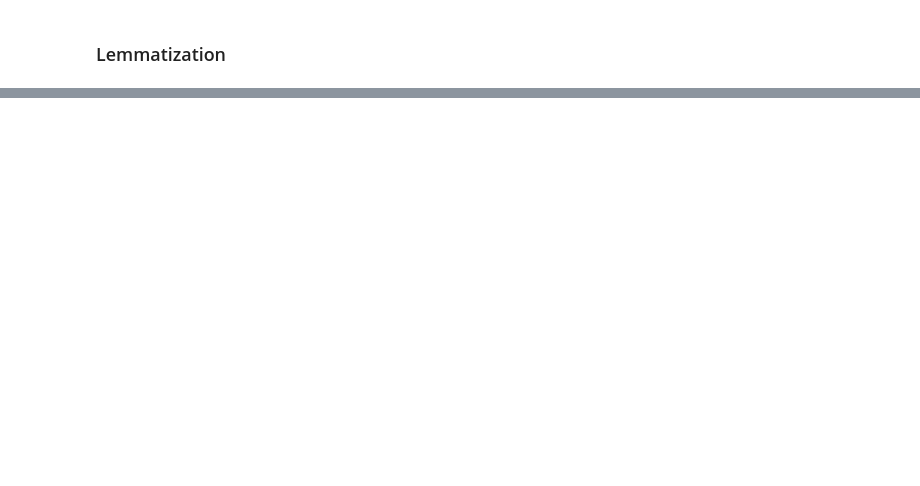
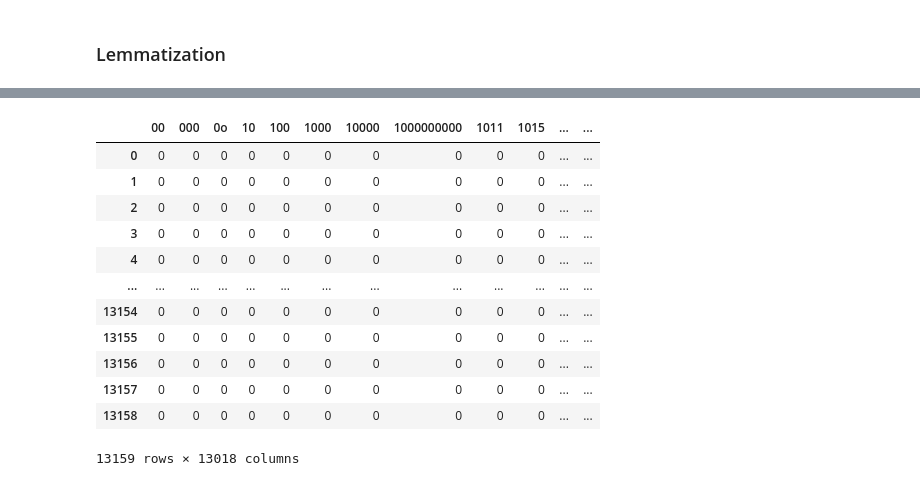
Before and after one commit to JimmyCollins/cyberbullying-datasets, a Jupyter notebook: cyberbullying-1.ipynb, the cells around one changed output, grey strips where cells are left out. Cells and saved outputs as stored; diff of their text form; code cells hidden in the pictures; blank space fills up the shorter version.

```diff
--- a/cyberbullying-1.ipynb
+++ b/cyberbullying-1.ipynb
@@ -143,0 +171,17 @@ data.head()
+# %%
+x_counts_df.columns = count_vect.get_feature_names()
+x_counts_df
+# %% [output]
+|  | 00 | 000 | 0o | 10 | 100 | 1000 | 10000 | 1000000000 | 1011 | 1015 | ... | ... |
+| 0 | 0 | 0 | 0 | 0 | 0 | 0 | 0 | 0 | 0 | 0 | ... | ... |
+| 1 | 0 | 0 | 0 | 0 | 0 | 0 | 0 | 0 | 0 | 0 | ... | ... |
+| 2 | 0 | 0 | 0 | 0 | 0 | 0 | 0 | 0 | 0 | 0 | ... | ... |
+| 3 | 0 | 0 | 0 | 0 | 0 | 0 | 0 | 0 | 0 | 0 | ... | ... |
+| 4 | 0 | 0 | 0 | 0 | 0 | 0 | 0 | 0 | 0 | 0 | ... | ... |
+| ... | ... | ... | ... | ... | ... | ... | ... | ... | ... | ... | ... | ... |
+| 13154 | 0 | 0 | 0 | 0 | 0 | 0 | 0 | 0 | 0 | 0 | ... | ... |
+| 13155 | 0 | 0 | 0 | 0 | 0 | 0 | 0 | 0 | 0 | 0 | ... | ... |
+| 13156 | 0 | 0 | 0 | 0 | 0 | 0 | 0 | 0 | 0 | 0 | ... | ... |
+| 13157 | 0 | 0 | 0 | 0 | 0 | 0 | 0 | 0 | 0 | 0 | ... | ... |
+| 13158 | 0 | 0 | 0 | 0 | 0 | 0 | 0 | 0 | 0 | 0 | ... | ... |
+13159 rows × 13018 columns
```
Also changed, not shown: parts of 2 cells of this notebook.
